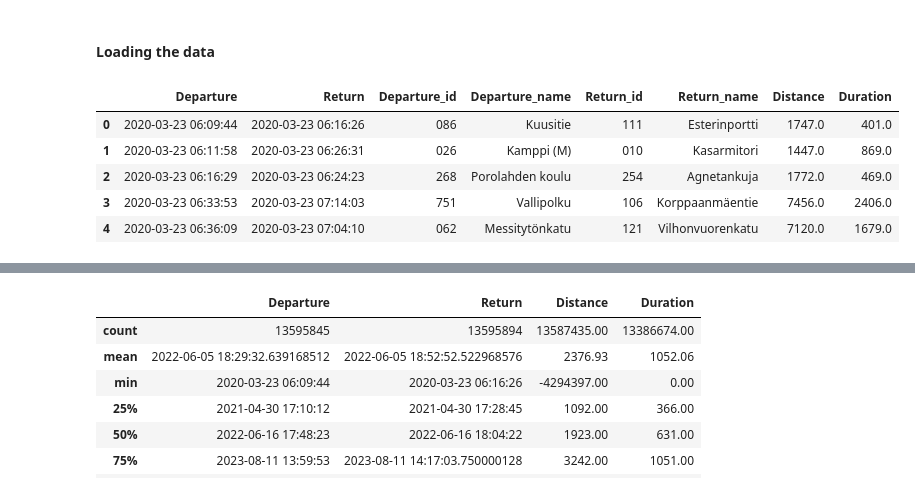
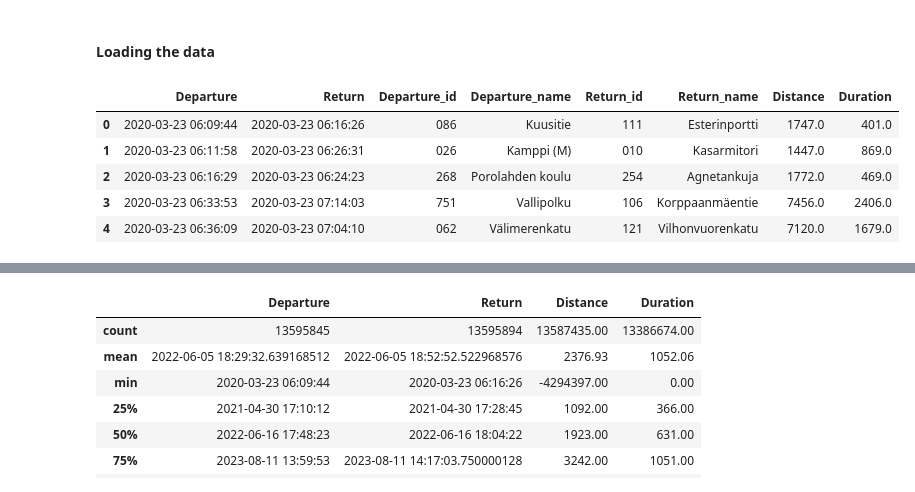
Before and after one commit to kainulj/helsinki-citybike-analysis, a Jupyter notebook: citybike_analysis.ipynb, the cells around one changed output, grey strips where cells are left out. Cells and saved outputs as stored; diff of their text form; code cells hidden in the pictures.

```diff
--- a/citybike_analysis.ipynb
+++ b/citybike_analysis.ipynb
@@ -25,13 +25,13 @@ It contains every journey made with the HSL city bikes in Helsinki and Espoo bet
 # %%
 dtypes = {'Departure_id': str, 'Departure_name': str,
             'Return_id': str, 'Return_name': str}
-bike_df = pd.read_csv('bike_data.csv', dtype=dtypes, parse_dates=['Departure', 'Return'])
+bike_df = pd.read_csv('data.csv', dtype=dtypes, parse_dates=['Departure', 'Return'])
 bike_df.head()
 # %% [output]
 |  | Departure | Return | Departure_id | Departure_name | Return_id | Return_name | Distance | Duration |
 | 0 | 2020-03-23 06:09:44 | 2020-03-23 06:16:26 | 086 | Kuusitie | 111 | Esterinportti | 1747.0 | 401.0 |
 | 1 | 2020-03-23 06:11:58 | 2020-03-23 06:26:31 | 026 | Kamppi (M) | 010 | Kasarmitori | 1447.0 | 869.0 |
 | 2 | 2020-03-23 06:16:29 | 2020-03-23 06:24:23 | 268 | Porolahden koulu | 254 | Agnetankuja | 1772.0 | 469.0 |
 | 3 | 2020-03-23 06:33:53 | 2020-03-23 07:14:03 | 751 | Vallipolku | 106 | Korppaanmäentie | 7456.0 | 2406.0 |
-| 4 | 2020-03-23 06:36:09 | 2020-03-23 07:04:10 | 062 | Messitytönkatu | 121 | Vilhonvuorenkatu | 7120.0 | 1679.0 |
+| 4 | 2020-03-23 06:36:09 | 2020-03-23 07:04:10 | 062 | Välimerenkatu | 121 | Vilhonvuorenkatu | 7120.0 | 1679.0 |
 # %%
```
Also changed, not shown: parts of 25 cells of this notebook.
